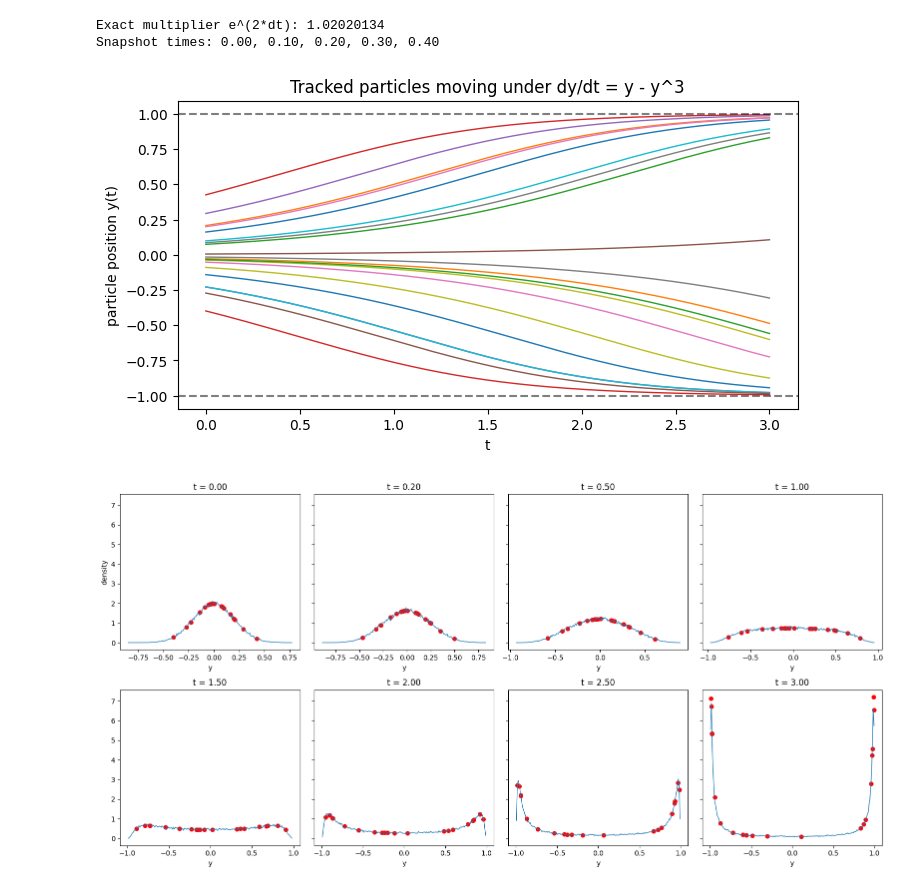
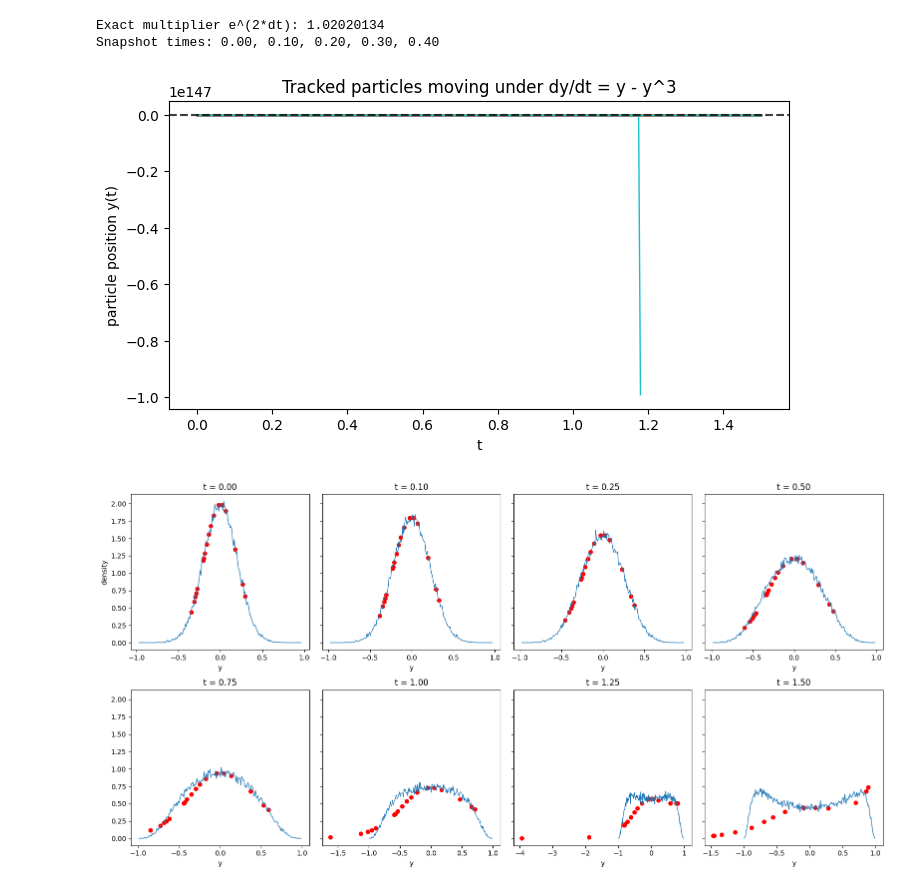
Before and after one commit to kuiper2000/chaos_and_predictability, a Jupyter notebook: _sources/week5/hands-on/ODE_non-chaotic.ipynb, the cells around one changed output. Cells and saved outputs as stored; diff of their text form; code cells hidden in the pictures.

```diff
--- a/_sources/week5/hands-on/ODE_non-chaotic.ipynb
+++ b/_sources/week5/hands-on/ODE_non-chaotic.ipynb
@@ -173,11 +173,11 @@ import math
 # ============================================================
 def f_y(y):
     """dy/dt = y - y^3."""
-    return y - y**3
+    return y - y**4
 
 def f_W(y, W):
     """Liouville: dW/dt = -W * div(f) = -W*(1 - 3y^2)."""
-    return -W * (1.0 - 3.0*y**2)
+    return -W * (1.0 - 4.0*y**2)
 
 def rk4_step_yW(y, W, dt):
     """Joint RK4 for the pair (y, W)."""
@@ -255,32 +255,32 @@ for j in range(Np):
 
 plt.axhline(1, color='k', linestyle='--', alpha=0.5)
 plt.axhline(-1, color='k', linestyle='--', alpha=0.5)
 plt.xlabel("t")
 plt.ylabel("particle position y(t)")
 plt.title("Tracked particles moving under dy/dt = y - y^3")
 plt.show()
 
 # ============================================================
 # 5) Snapshot PDFs + Liouville weights
 # ============================================================
 snap_idx = [0, 20, 50, 100, 150, 200, 250, 300]
 
 fig, axes = plt.subplots(2, 4, figsize=(16,8), sharey=True)
 axes = axes.ravel()
 
 for ax, k in zip(axes, snap_idx):
     counts, edges = np.histogram(Y[k], bins=200, density=True)
     centers = 0.5*(edges[:-1] + edges[1:])
 
     ax.plot(centers, counts, lw=1)
     ax.scatter(X[k], W[k], s=30, color='red')
 
     ax.set_title(f"t = {k*dt:.2f}")
     ax.set_xlabel("y")
 
 axes[0].set_ylabel("density")
 plt.tight_layout()
 plt.show()
 # %% [output]
-[figure, old version]
+[figure, new version]
-[figure, old version]
+[figure, new version]
```
Also changed, not shown: 11 other files.
